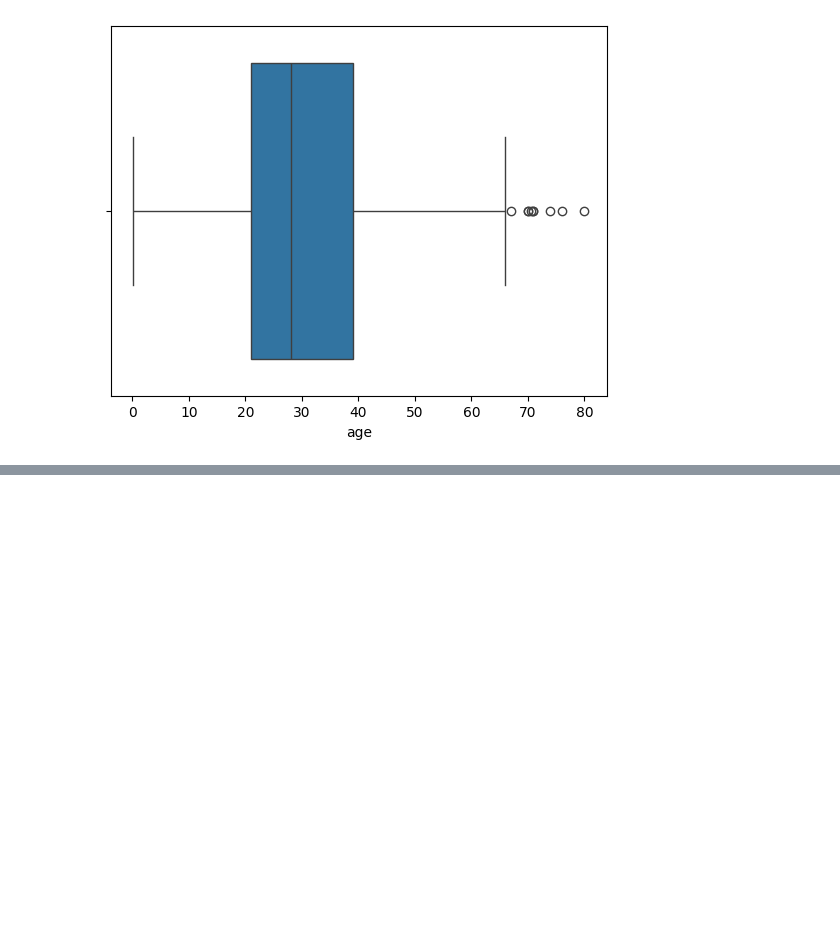
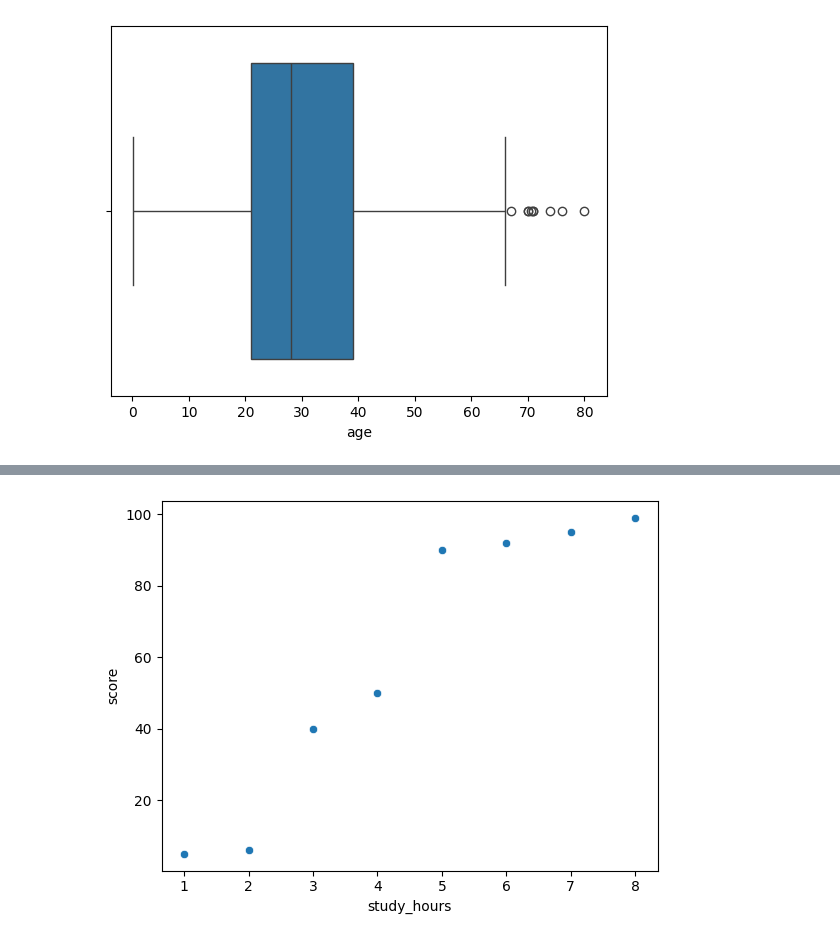
Before and after one commit to subhamoydatta703/Pandas-Seaborn-Scikit-Learn, a Jupyter notebook: seaborn/day1.ipynb, the cells around one changed output, grey strips where cells are left out. Drawn from its saved outputs; the diff is of its cells as text; code cells hidden in the pictures; blank space fills up the shorter version.

```diff
--- a/seaborn/day1.ipynb
+++ b/seaborn/day1.ipynb
@@ -188,0 +211,5 @@ plt.show()
+# %%
+sns.scatterplot(study_df, x="study_hours", y="score")
+plt.show()
+# %% [output]
+[figure, added]
```
Also changed, not shown: parts of 9 cells of this notebook, 1 other file.
